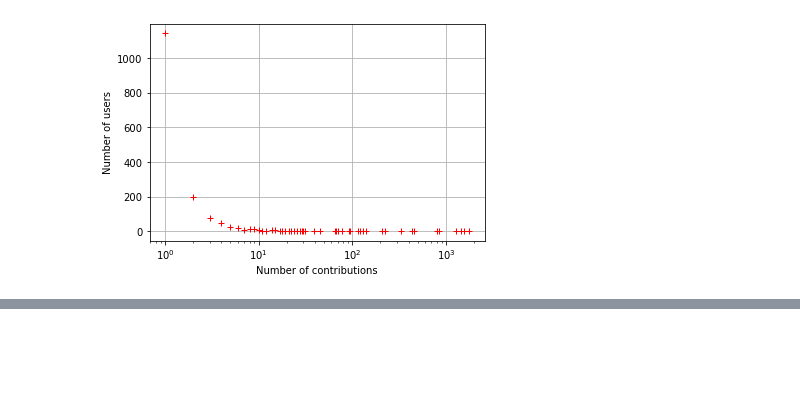
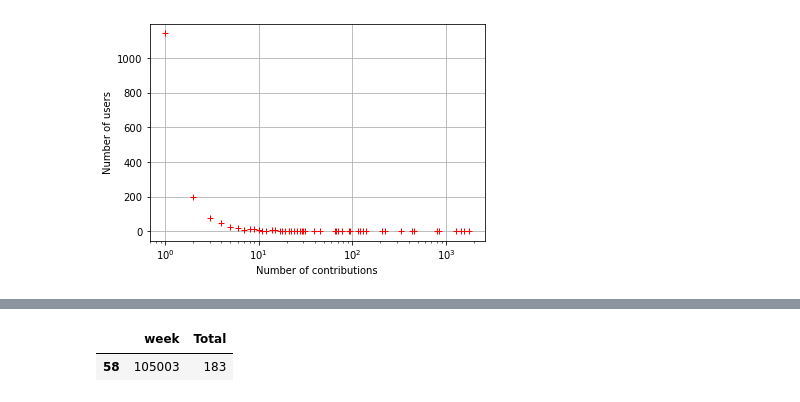
Before and after one commit to YouennFS/repoTestTech, a Jupyter notebook: visualisation.ipynb, the cells around one changed output, grey strips where cells are left out. Saved outputs shown, nothing was run; the diff lists cells and outputs as text; code cells hidden in the pictures; blank space fills up the shorter version.

```diff
--- a/visualisation.ipynb
+++ b/visualisation.ipynb
@@ -103,0 +72,6 @@ plt.grid(True)
+# %%
+#Maximum is 15th week of 2019 aka april 2019
+contributions_per_week[contributions_per_week["week"]==105003]
+# %% [output]
+|  | week | Total |
+| 58 | 105003 | 183 |
```
Also changed, not shown: parts of 12 cells of this notebook.
